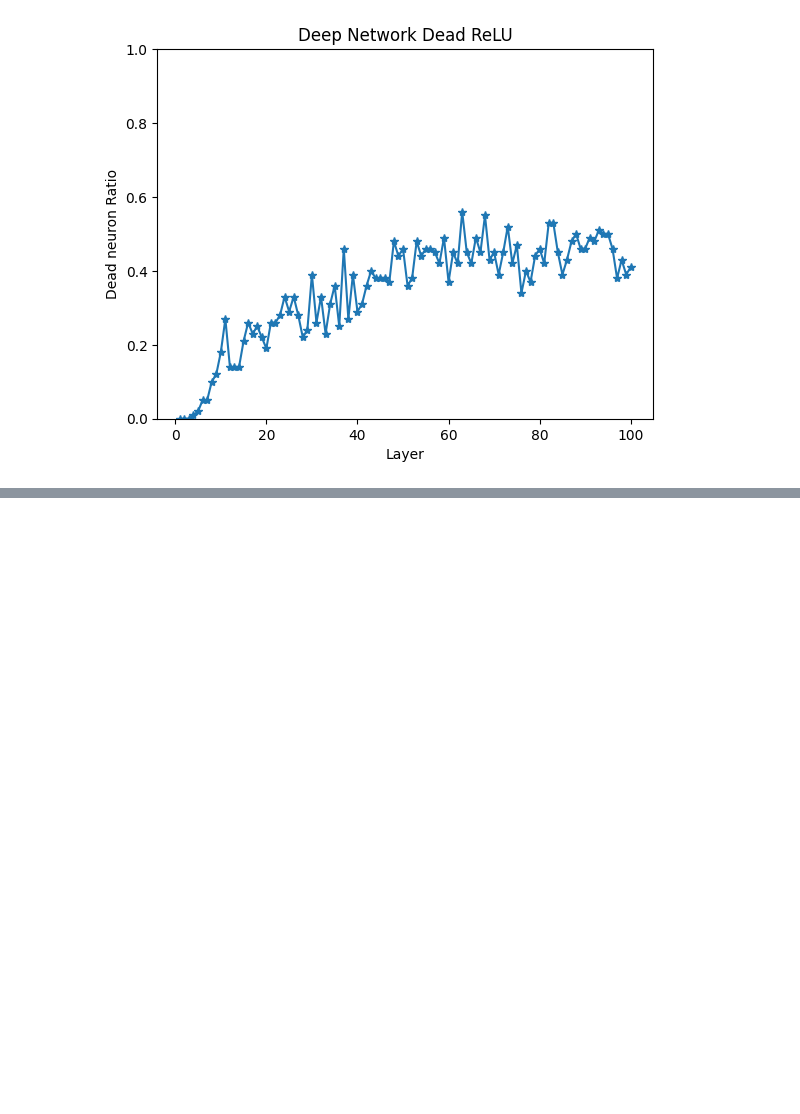
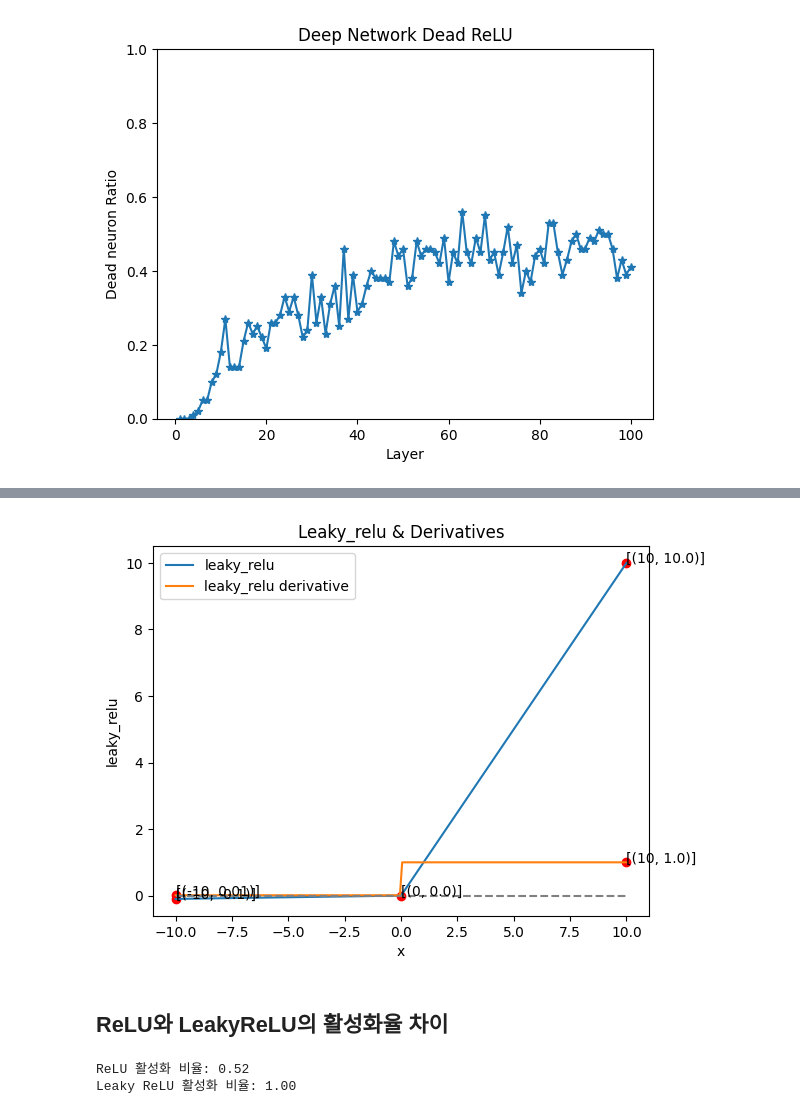
Before and after one commit to smsm8898/scratch, a Jupyter notebook: notebooks/activations.ipynb, the cells around one changed output, grey strips where cells are left out. Saved outputs shown, nothing was run; the diff lists cells and outputs as text; code cells hidden in the pictures; blank space fills up the shorter version.

Commit message:
feat: leaky relu function

```diff
--- a/notebooks/activations.ipynb
+++ b/notebooks/activations.ipynb
@@ -281,0 +315,53 @@ plt.close()
+# %%
+from src.activations import leaky_relu
+
+xmin = -10
+xmax = 10
+alpha = 0.01
+
+x = np.linspace(xmin, xmax, num=200)
+y = leaky_relu.func(x)
+y_grad = leaky_relu.derivative(x)
+
+points = [
+    [0, np.round(leaky_relu.func(0), 2)],
+    [xmin, np.round(leaky_relu.func(xmin), 2)],
+    [xmax, np.round(leaky_relu.func(xmax), 2)],
+    [-10, np.round(leaky_relu.derivative(-10), 2)],
+    [10, np.round(leaky_relu.derivative(10), 2)],
+]
+
+plt.plot(x, y, label=leaky_relu.name)
+plt.plot(x, y_grad, label=f"{leaky_relu.name} derivative")
+plt.hlines(y=0, xmin=xmin, xmax=xmax, colors="gray", linestyles="--")
+# plt.hlines(y=tanh.ymax, xmin=xmin, xmax=xmax, colors="gray", linestyles="--")
+
+for point in points:
+    x, y = point[0], point[1]
+    plt.scatter(x=x, y=y, color="red")
+    plt.text(x=x, y=y, s=f"[{x, y.item()}]")
+
+plt.title(f"{leaky_relu.name.capitalize()} & Derivatives")
+plt.xlabel("x")
+plt.ylabel(leaky_relu.name)
+plt.legend()
+plt.show()
+plt.close()
+# %% [output]
+[figure, added]
+# %% [markdown]
+## ReLU와 LeakyReLU의 활성화율 차이
+# %%
+x = np.random.randn(1000)
+
+y_relu = relu.func(x)
+y_leaky = leaky_relu.func(x)
+
+relu_active_ratio = np.mean(y_relu != 0)
+leaky_active_ratio = np.mean(y_leaky != 0)
+
+print(f"ReLU 활성화 비율: {relu_active_ratio:.2f}")
+print(f"Leaky ReLU 활성화 비율: {leaky_active_ratio:.2f}")
+# %% [output]
+ReLU 활성화 비율: 0.52
+Leaky ReLU 활성화 비율: 1.00
```
Also changed, not shown: parts of 3 cells of this notebook, 2 other files.
